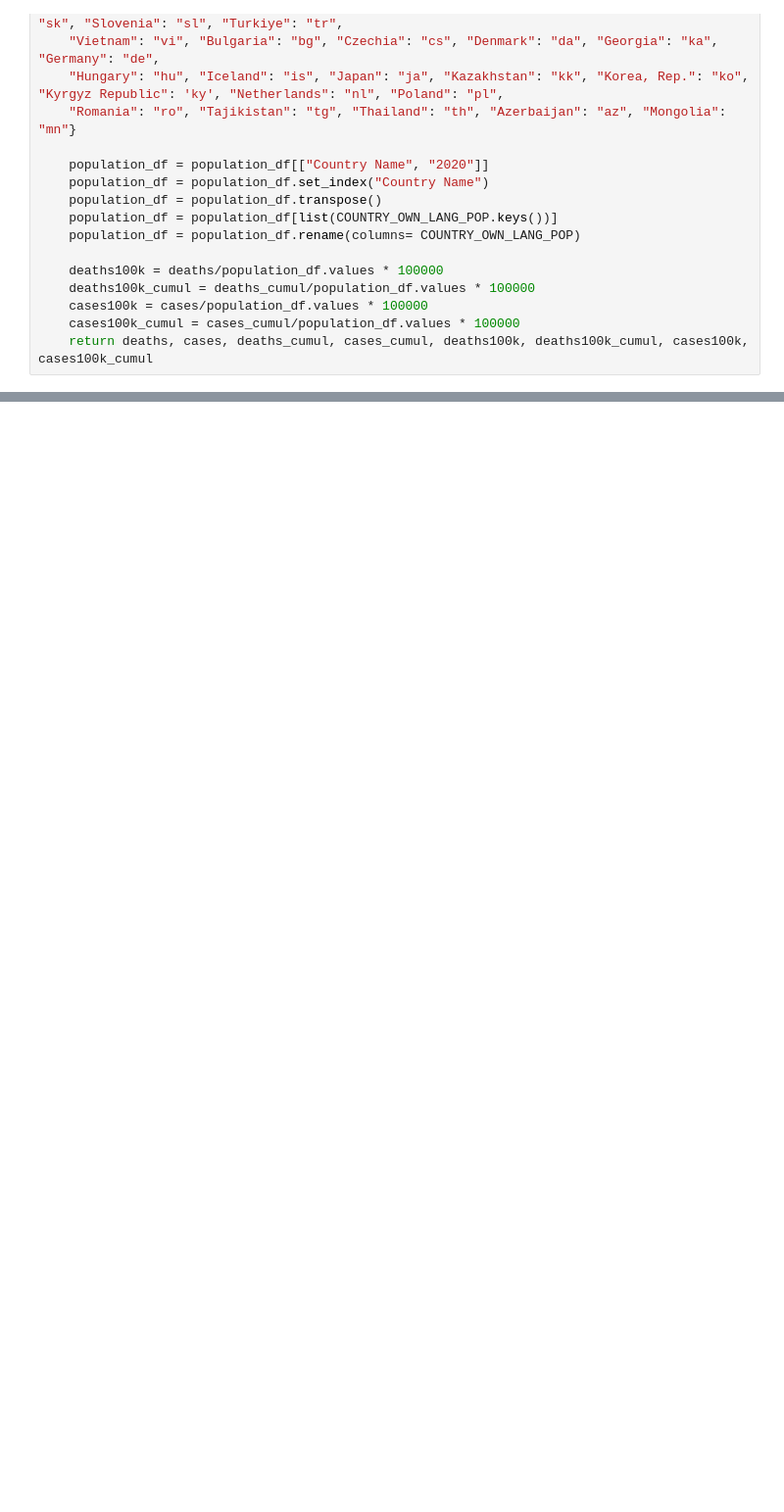
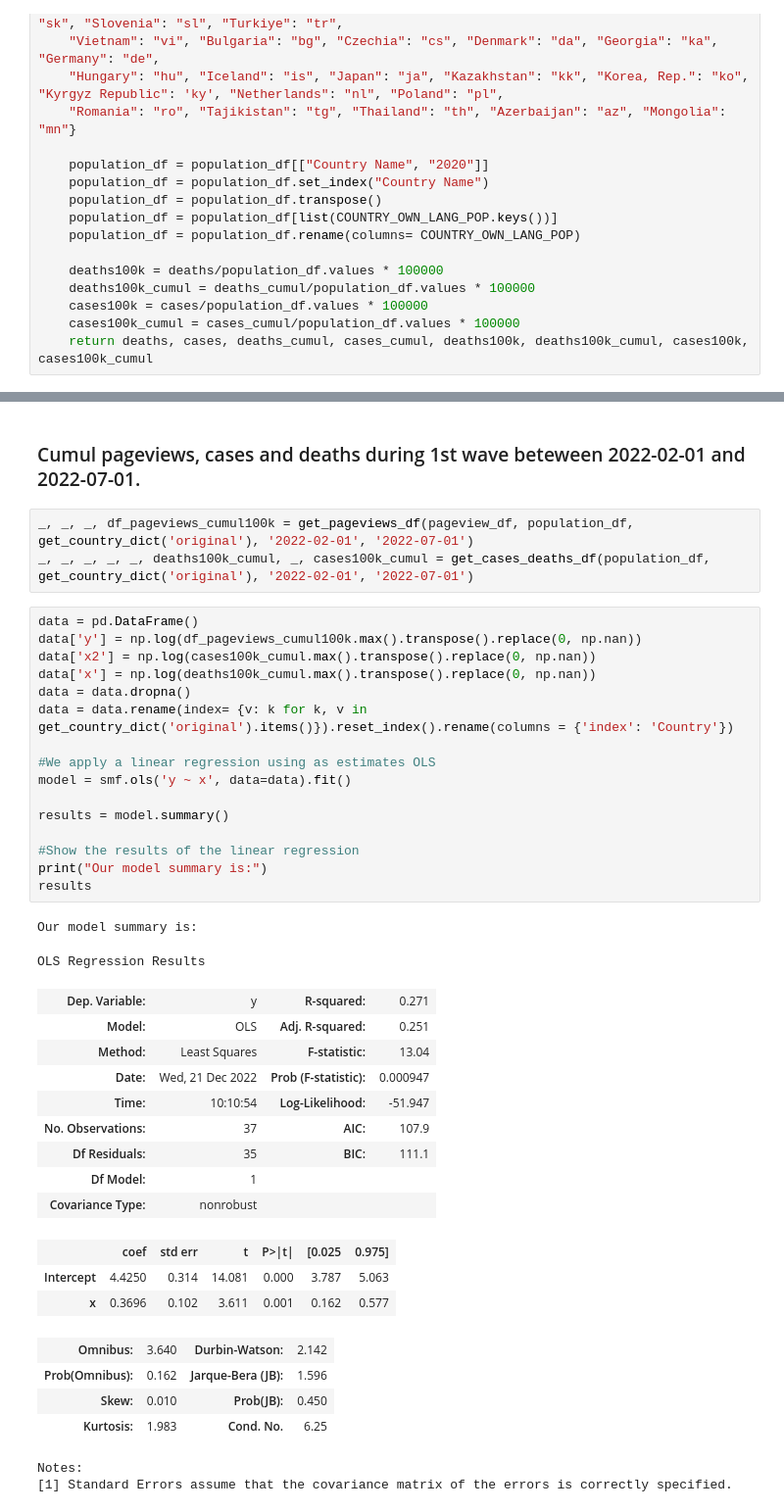
Before and after one commit to epfl-ada/ada-2022-project-thedatadiggers22, a Jupyter notebook: digital_propagation.ipynb, the cells around one changed output, grey strips where cells are left out. Shown at 98% size. Saved outputs shown, nothing was run; the diff lists cells and outputs as text; blank space fills up the shorter version.

```diff
--- a/digital_propagation.ipynb
+++ b/digital_propagation.ipynb
@@ -189,0 +215,42 @@ plt.show()
+# %% [markdown]
+### Cumul pageviews, cases and deaths during 1st wave beteween 2022-02-01 and 2022-07-01.
+# %%
+_, _, _, df_pageviews_cumul100k = get_pageviews_df(pageview_df, population_df, get_country_dict('original'), '2022-02-01', '2022-07-01')
+_, _, _, _, _, deaths100k_cumul, _, cases100k_cumul = get_cases_deaths_df(population_df, get_country_dict('original'), '2022-02-01', '2022-07-01')
+# %%
+data = pd.DataFrame()
+data['y'] = np.log(df_pageviews_cumul100k.max().transpose().replace(0, np.nan))
+data['x2'] = np.log(cases100k_cumul.max().transpose().replace(0, np.nan))
+data['x'] = np.log(deaths100k_cumul.max().transpose().replace(0, np.nan))
+data = data.dropna()
+data = data.rename(index= {v: k for k, v in get_country_dict('original').items()}).reset_index().rename(columns = {'index': 'Country'})
+
+#We apply a linear regression using as estimates OLS
+model = smf.ols('y ~ x', data=data).fit()
+
+results = model.summary()
+
+#Show the results of the linear regression
+print("Our model summary is:")
+results
+# %% [output]
+Our model summary is:
+OLS Regression Results
+| Dep. Variable: | y | R-squared: | 0.271 |
+| Model: | OLS | Adj. R-squared: | 0.251 |
+| Method: | Least Squares | F-statistic: | 13.04 |
+| Date: | Wed, 21 Dec 2022 | Prob (F-statistic): | 0.000947 |
+| Time: | 10:10:54 | Log-Likelihood: | -51.947 |
+| No. Observations: | 37 | AIC: | 107.9 |
+| Df Residuals: | 35 | BIC: | 111.1 |
+| Df Model: | 1 |  |  |
+| Covariance Type: | nonrobust |  |  |
+|  | coef | std err | t | P>|t| | [0.025 | 0.975] |
+| Intercept | 4.4250 | 0.314 | 14.081 | 0.000 | 3.787 | 5.063 |
+| x | 0.3696 | 0.102 | 3.611 | 0.001 | 0.162 | 0.577 |
+| Omnibus: | 3.640 | Durbin-Watson: | 2.142 |
+| Prob(Omnibus): | 0.162 | Jarque-Bera (JB): | 1.596 |
+| Skew: | 0.010 | Prob(JB): | 0.450 |
+| Kurtosis: | 1.983 | Cond. No. | 6.25 |
+Notes:
+[1] Standard Errors assume that the covariance matrix of the errors is correctly specified.
```
Also changed, not shown: parts of 16 cells of this notebook, 1 other file.
